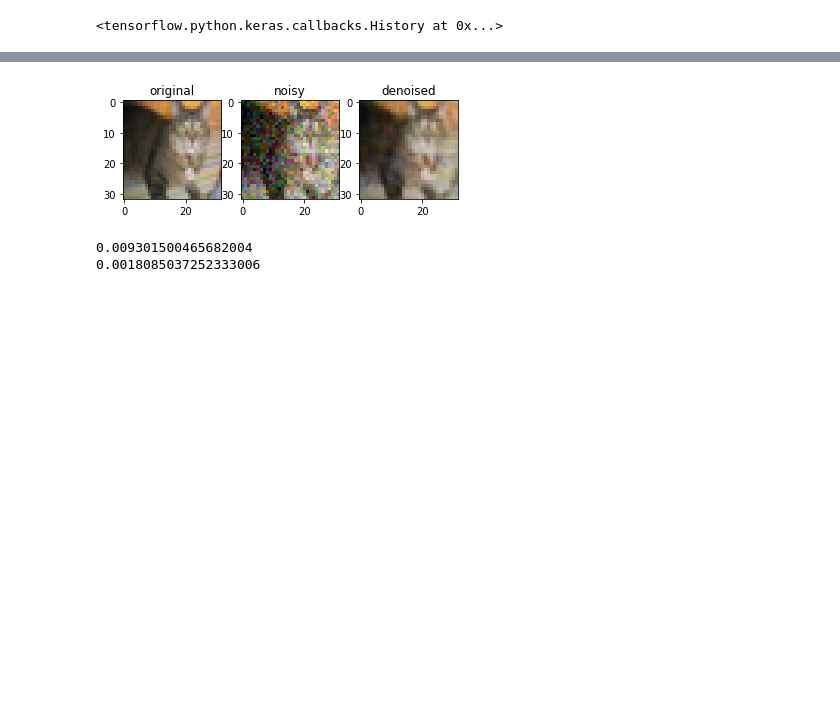
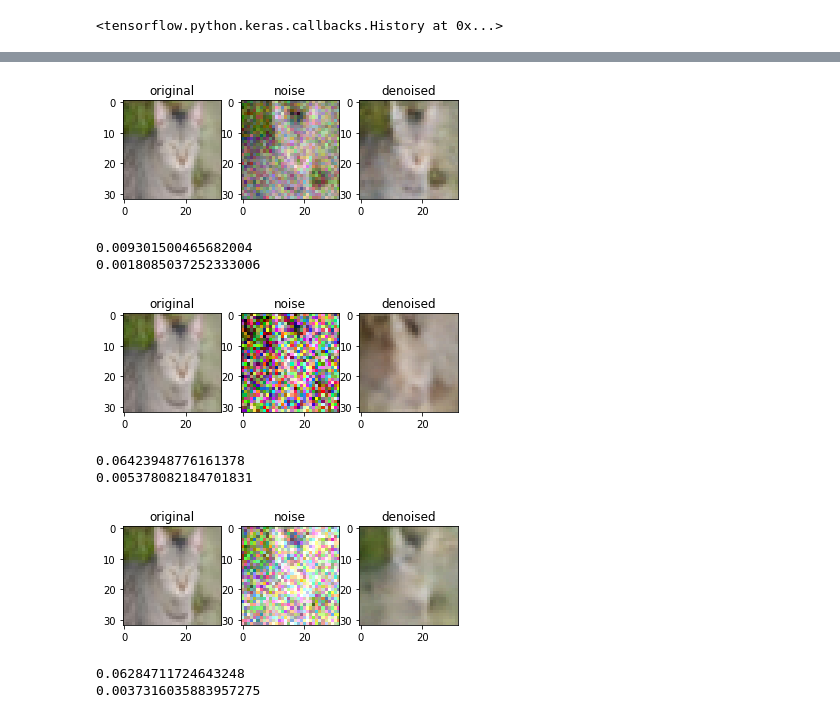
Before and after one commit to RushiBhatt007/Denoising-Algorithm-on-CIFAR10-dataset, a Jupyter notebook: Denoising using Auto-encoders.ipynb, the cells around one changed output, grey strips where cells are left out. Drawn from its saved outputs; the diff is of its cells as text; code cells hidden in the pictures; blank space fills up the shorter version.

```diff
--- a/Denoising using Auto-encoders.ipynb
+++ b/Denoising using Auto-encoders.ipynb
@@ -159,43 +179,21 @@ denoised_x_test_2 = denoiser_2.predict(noisy_x_test_2)
 denoiser_3.load_weights('best_model_noise_3.h5')
 denoised_x_test_3 = denoiser_3.predict(noisy_x_test_3)
 # %%
-index = 650
-plt.subplot(1, 3, 1)
-plt.imshow(x_test[index])
-plt.title('original')
-plt.subplot(1, 3, 2)
-plt.imshow(noisy_x_test_1[index])
-plt.title('noise')
-plt.subplot(1, 3, 3)
-plt.imshow(denoised_x_test_1[index])
-plt.title('denoised')
+def visualize_results(index, x_test, noisy_x_test, denoised_x_test):
+    plt.subplot(1, 3, 1)
+    plt.imshow(x_test[index])
+    plt.title('original')
+    plt.subplot(1, 3, 2)
+    plt.imshow(noisy_x_test[index])
+    plt.title('noise')
+    plt.subplot(1, 3, 3)
+    plt.imshow(denoised_x_test[index])
+    plt.title('denoised')
 
-plt.show()
+    plt.show()
 
-mse_noise_1 = np.square(np.subtract(x_test, noisy_x_test_1)).mean()
-mse_denoised_1 = np.square(np.subtract(x_test, denoised_x_test_1)).mean()
-print(mse_noise_1)
-print(mse_denoised_1)
+    mse_noise = np.square(np.subtract(x_test, noisy_x_test)).mean()
+    mse_denoised = np.square(np.subtract(x_test, denoised_x_test)).mean()
+    print(mse_noise)
+    print(mse_denoised)
+    return
-# %% [output]
-[figure, removed]
-# %%
-index = 650
-plt.subplot(1, 3, 1)
-plt.imshow(x_test[index])
-plt.title('original')
-plt.subplot(1, 3, 2)
-plt.imshow(noisy_x_test_2[index])
-plt.title('noise')
-plt.subplot(1, 3, 3)
-plt.imshow(denoised_x_test_2[index])
-plt.title('denoised')
-
-plt.show()
-
-mse_noise_2 = np.square(np.subtract(x_test, noisy_x_test_2)).mean()
-mse_denoised_2 = np.square(np.subtract(x_test, denoised_x_test_2)).mean()
-print(mse_noise_2)
-print(mse_denoised_2)
-# %% [output]
-0.009301500465682004
-0.0018085037252333006
@@ -219,0 +200,15 @@ print(mse_denoised_3)
+# %%
+index = 320
+visualize_results(index, x_test, noisy_x_test_1, denoised_x_test_1)
+visualize_results(index, x_test, noisy_x_test_2, denoised_x_test_2)
+visualize_results(index, x_test, noisy_x_test_3, denoised_x_test_3)
+# %% [output]
+[figure, added]
+0.009301500465682004
+0.0018085037252333006
+[figure, added]
+0.06423948776161378
+0.005378082184701831
+[figure, added]
+0.06284711724643248
+0.0037316035883957275
```
Also changed, not shown: parts of 3 cells of this notebook, 9 other files.
